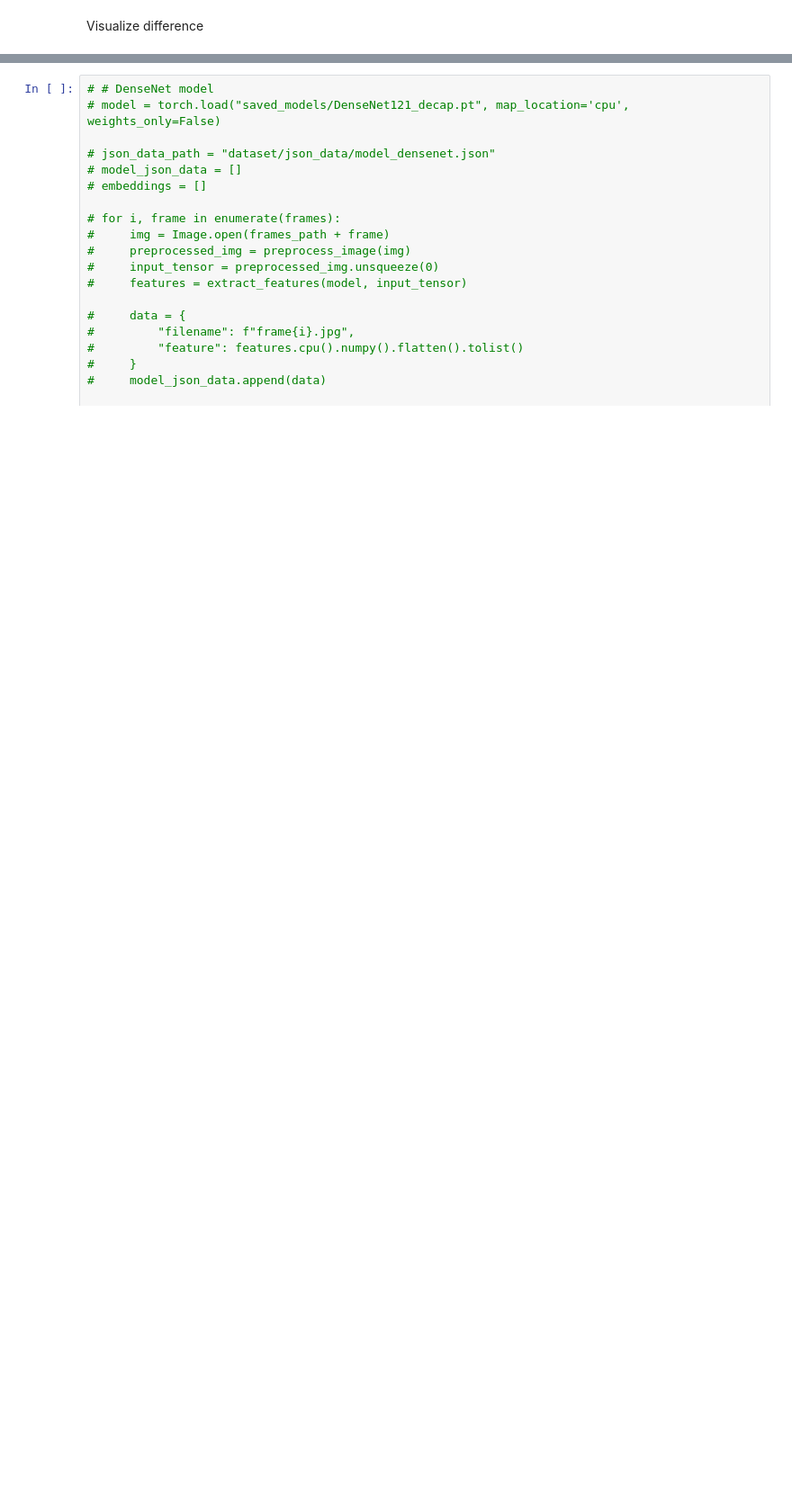
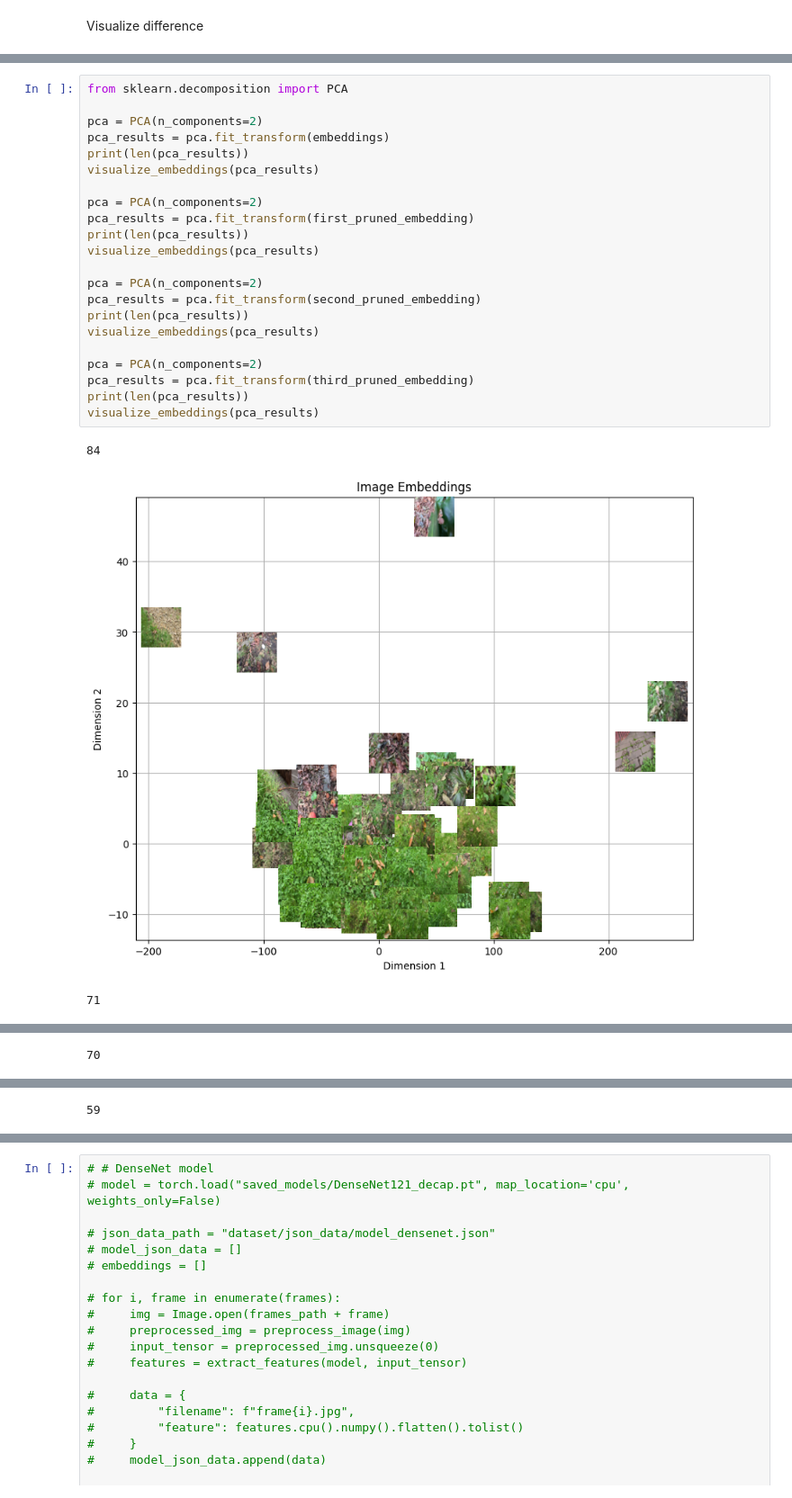
Before and after one commit to Lars-Beckers/BioBot, a Jupyter notebook: test_models.ipynb, the cells around one changed output, grey strips where cells are left out. Shown at 90% size. Cells and saved outputs as stored; diff of their text form; blank space fills up the shorter version.

```diff
--- a/test_models.ipynb
+++ b/test_models.ipynb
@@ -252,0 +244,26 @@ visualize_embeddings(third_pruned_embedding)
+# %%
+from sklearn.decomposition import PCA
+
+pca = PCA(n_components=2)
+pca_results = pca.fit_transform(embeddings)
+print(len(pca_results))
+visualize_embeddings(pca_results)
+
+pca = PCA(n_components=2)
+pca_results = pca.fit_transform(first_pruned_embedding)
+print(len(pca_results))
+visualize_embeddings(pca_results)
+
+pca = PCA(n_components=2)
+pca_results = pca.fit_transform(second_pruned_embedding)
+print(len(pca_results))
+visualize_embeddings(pca_results)
+
+pca = PCA(n_components=2)
+pca_results = pca.fit_transform(third_pruned_embedding)
+print(len(pca_results))
+visualize_embeddings(pca_results)
+# %% [output]
+84
+[figure, added]
+71
@@ -252,0 +271 @@ visualize_embeddings(third_pruned_embedding)
+70
@@ -252,0 +273 @@ visualize_embeddings(third_pruned_embedding)
+59
```
Also changed, not shown: parts of 4 cells of this notebook.
